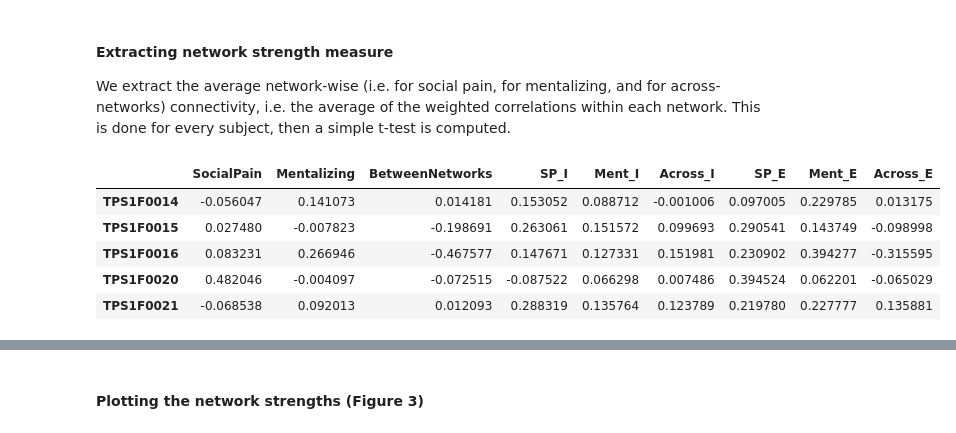
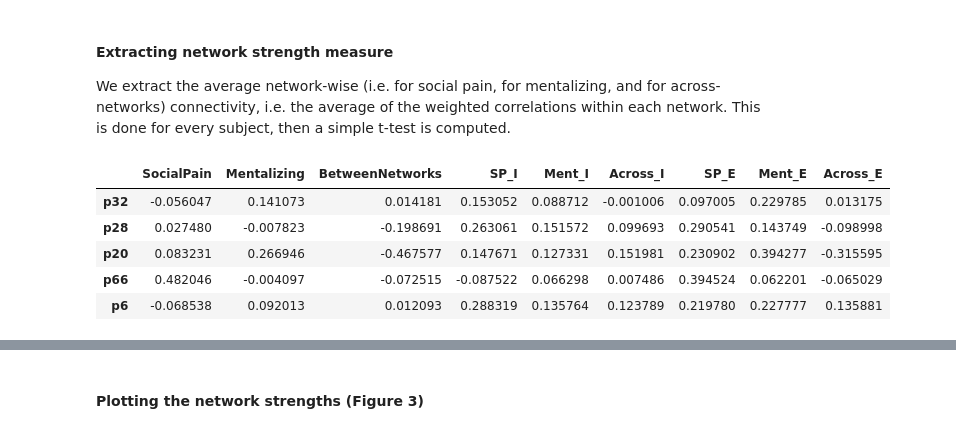
Before and after one commit to cnlab/ConnectivityExclusionSocialNetworkPNAS, a Jupyter notebook: notebooks/02_main_analysis/Schmaelzle_ConnectivitySociaExclusion.ipynb, the cells around one changed output, grey strips where cells are left out. Drawn from its saved outputs; the diff is of its cells as text; code cells hidden in the pictures.

```diff
--- a/notebooks/02_main_analysis/Schmaelzle_ConnectivitySociaExclusion.ipynb
+++ b/notebooks/02_main_analysis/Schmaelzle_ConnectivitySociaExclusion.ipynb
@@ -191,7 +191,7 @@ Here we read in the connectivity matrices for social inclusion and social exclus
 # %%
 df = pd.read_csv(id_density_sheet)
 subjects = df.pID
-subjects = [s +  'TS_Fair_Unfair_CorrelationMat.npz' for s in subjects]
+subjects = [s +  '_Fair_Unfair_CorrelationMat.npz' for s in subjects]
 n_subjs = len(subjects)
 print('Number of subjects: ' + str(n_subjs))
 
@@ -213,8 +213,8 @@ mean_connect_unfair_less_fair = mean_connect_unfair - mean_connect_fair
 
 
 # comment/uncomment to overwrite pre-packaged results
-#with open(connectivity_data_file, 'w') as f:
-#    pickle.dump([res_array, subjects], f)
+with open(connectivity_data_file, 'w') as f:
+    pickle.dump([res_array, subjects], f)
 # %% [output]
 Number of subjects: 80
 # %% [markdown]
@@ -285,36 +285,36 @@ for sub in range(0,(6*n_subjs),6):
     df.ix[sub+2,1] = 'inclusion'
     df.ix[sub+2,2] = 'Between Subnetworks'
     df.ix[sub+2,3] = fair_stats[int(sub/6),2]
     ##########
     df.ix[sub+3,0] = sub/6
     df.ix[sub+3,1] = 'exclusion'
     df.ix[sub+3,2] = 'Social Pain'
     df.ix[sub+3,3] = unfair_stats[int(sub/6),0]
 
     df.ix[sub+4,0] = sub/6
     df.ix[sub+4,1] = 'exclusion'
     df.ix[sub+4,2] = 'Mentalizing'
     df.ix[sub+4,3] = unfair_stats[int(sub/6),1]
 
     df.ix[sub+5,0] = sub/6
     df.ix[sub+5,1] = 'exclusion'  #
     df.ix[sub+5,2] = 'Between Subnetworks'
     df.ix[sub+5,3] = unfair_stats[int(sub/6),2]
 
 #create the dataframes to hold these data for later use
-subjects_list = [s.replace('TS_Fair_Unfair_CorrelationMat.npz','')  for s in subjects]
+subjects_list = [s.replace('_Fair_Unfair_CorrelationMat.npz','')  for s in subjects]
 df_inclusion = pd.DataFrame(data=fair_stats, index= subjects_list, columns= ['SocialPain', 'Mentalizing', 'BetweenNetworks'])
 df_exclusion = pd.DataFrame(data=unfair_stats, index= subjects_list, columns= ['SocialPain', 'Mentalizing', 'BetweenNetworks'])
 df_conn = df_exclusion - df_inclusion
 df_conn[['SP_I','Ment_I', 'Across_I']] = df_inclusion[['SocialPain', 'Mentalizing', 'BetweenNetworks']]
 df_conn[['SP_E','Ment_E', 'Across_E']] = df_exclusion[['SocialPain', 'Mentalizing', 'BetweenNetworks']]
 
 df_conn.to_csv(networks_result_df, sep=',')  #comment/uncomment this to overwrite pre-packaged results
 df_conn.head()
 # %% [output]
 |  | SocialPain | Mentalizing | BetweenNetworks | SP_I | Ment_I | Across_I | SP_E | Ment_E | Across_E |
-| TPS1F0014 | -0.056047 | 0.141073 | 0.014181 | 0.153052 | 0.088712 | -0.001006 | 0.097005 | 0.229785 | 0.013175 |
-| TPS1F0015 | 0.027480 | -0.007823 | -0.198691 | 0.263061 | 0.151572 | 0.099693 | 0.290541 | 0.143749 | -0.098998 |
-| TPS1F0016 | 0.083231 | 0.266946 | -0.467577 | 0.147671 | 0.127331 | 0.151981 | 0.230902 | 0.394277 | -0.315595 |
-| TPS1F0020 | 0.482046 | -0.004097 | -0.072515 | -0.087522 | 0.066298 | 0.007486 | 0.394524 | 0.062201 | -0.065029 |
-| TPS1F0021 | -0.068538 | 0.092013 | 0.012093 | 0.288319 | 0.135764 | 0.123789 | 0.219780 | 0.227777 | 0.135881 |
+| p32 | -0.056047 | 0.141073 | 0.014181 | 0.153052 | 0.088712 | -0.001006 | 0.097005 | 0.229785 | 0.013175 |
+| p28 | 0.027480 | -0.007823 | -0.198691 | 0.263061 | 0.151572 | 0.099693 | 0.290541 | 0.143749 | -0.098998 |
+| p20 | 0.083231 | 0.266946 | -0.467577 | 0.147671 | 0.127331 | 0.151981 | 0.230902 | 0.394277 | -0.315595 |
+| p66 | 0.482046 | -0.004097 | -0.072515 | -0.087522 | 0.066298 | 0.007486 | 0.394524 | 0.062201 | -0.065029 |
+| p6 | -0.068538 | 0.092013 | 0.012093 | 0.288319 | 0.135764 | 0.123789 | 0.219780 | 0.227777 | 0.135881 |
```
Also changed, not shown: parts of 7 cells of this notebook, 3 other files.
